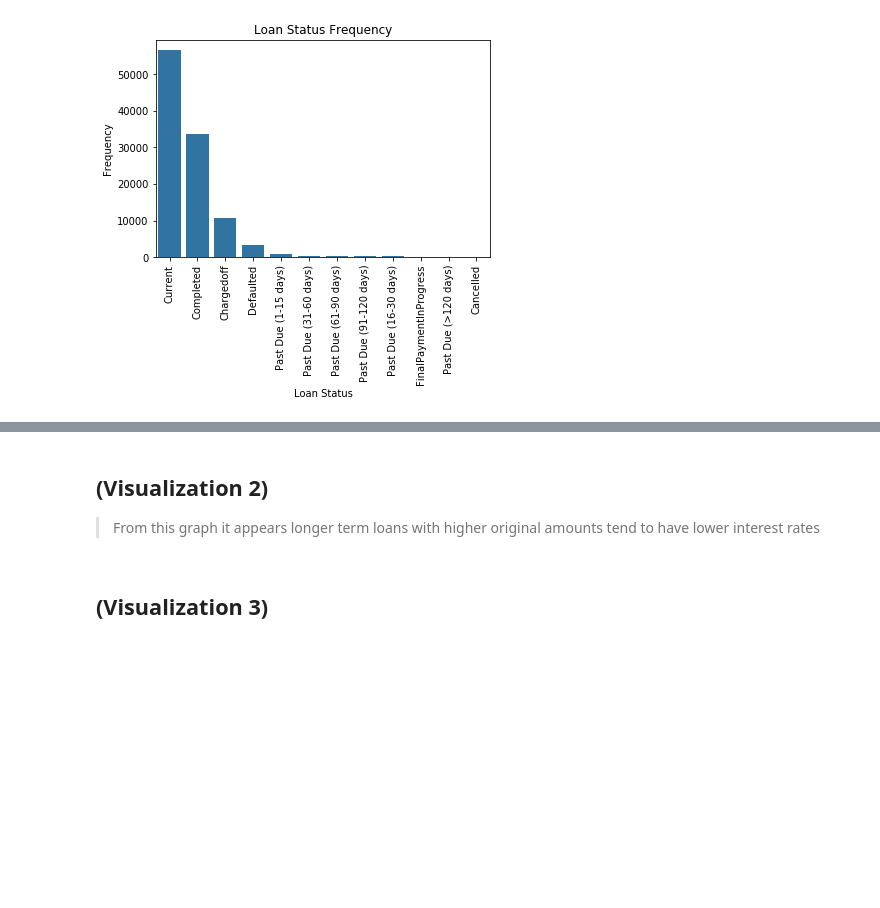
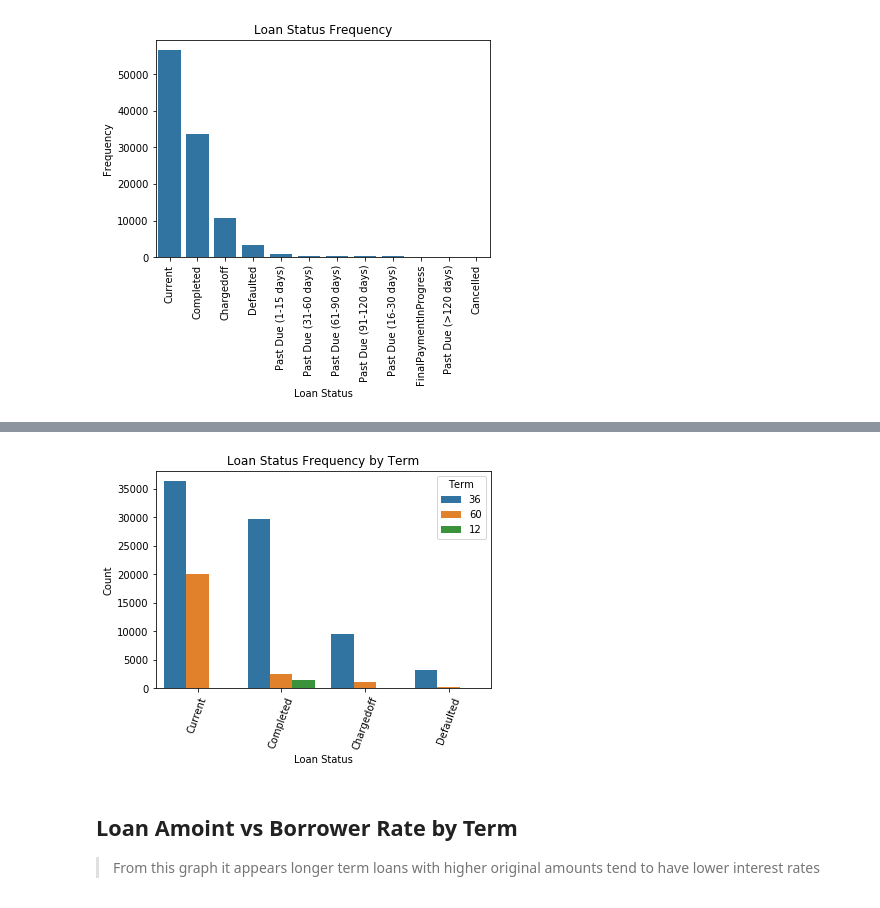
Before and after one commit to DJreyaB/Udacity-Data-Visualizations, a Jupyter notebook: slide_deck_template.ipynb, the cells around one changed output, grey strips where cells are left out. Cells and saved outputs as stored; diff of their text form; code cells hidden in the pictures; blank space fills up the shorter version.

```diff
--- a/slide_deck_template.ipynb
+++ b/slide_deck_template.ipynb
@@ -66,4 +70,13 @@ infos('Loan Status Frequency','Loan Status','Frequency') ;
+# %%
+# Term to Loan Status (qual vs qual)
+status_order = ['Current','Completed', 'Chargedoff', 'Defaulted']
+loans2_clean.Term.cat.reorder_categories([36, 60, 12], inplace=True)
+sb.countplot(data = loans2_clean, x = 'LoanStatus', hue = 'Term', order = status_order )
+infos('Loan Status Frequency by Term','Loan Status', 'Count')
+plt.xticks(rotation = 70);
+# %% [output]
+[figure, added]
 # %% [markdown]
-## (Visualization 2)
+## Loan Amoint vs Borrower Rate by Term
 
 > From this graph it appears longer term loans with higher original amounts tend to have lower interest rates
@@ -76,5 +83,3 @@ plt.xticks(rotation = 70);
-# %% [markdown]
-## (Visualization 3)
 # %%
 #Using color as the encoding for the third variable(Term)
 sb.lmplot(x='LoanOriginalAmount', y='BorrowerRate', hue='Term',
```
Also changed, not shown: parts of 7 cells of this notebook, 3 other files.
